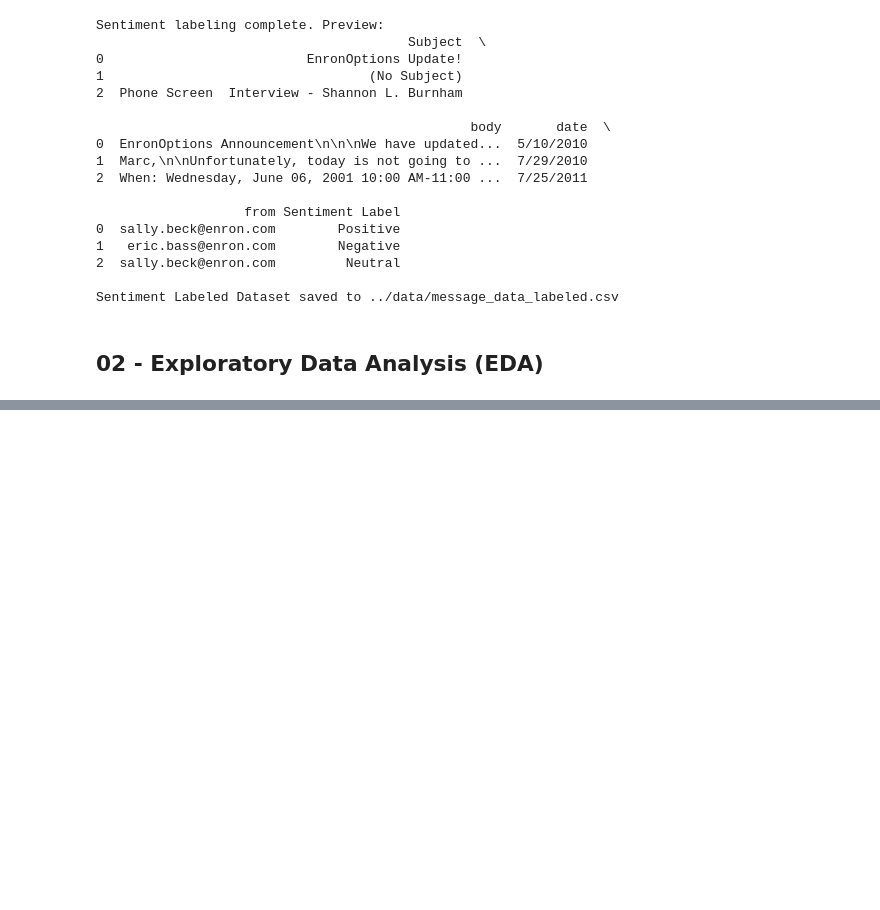
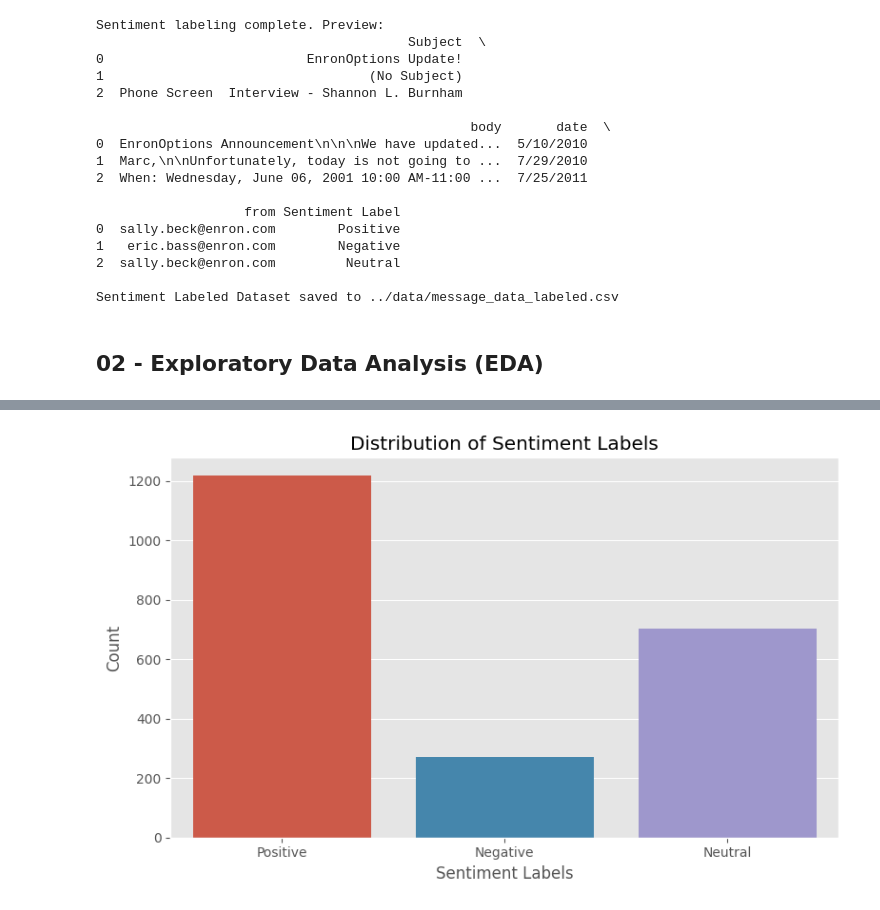
Before and after one commit to Suncho1208/emp_sentiment_project, a Jupyter notebook: notebooks/employee_sentiment_analysis.ipynb, the cells around one changed output, grey strips where cells are left out. Cells and saved outputs as stored; diff of their text form; code cells hidden in the pictures; blank space fills up the shorter version.

Commit message:
Task 2: Completed EDA and created three visualizations

```diff
--- a/notebooks/employee_sentiment_analysis.ipynb
+++ b/notebooks/employee_sentiment_analysis.ipynb
@@ -106,0 +147,14 @@ Sentiment Labeled Dataset saved to ../data/message_data_labeled.csv
+# %%
+# Analyze sentiment distribution
+plt.figure(figsize= (8,5))
+sns.countplot(x= "Sentiment Label", data= df, hue= "Sentiment Label")
+plt.title("Distribution of Sentiment Labels")
+plt.xlabel("Sentiment Labels")
+plt.ylabel("Count")
+plt.tight_layout()
+
+# Save figure
+plt.savefig("../visualizations/sentiment_label_distribution.png", dpi= 300)
+plt.show()
+# %% [output]
+[figure, added]
```
Also changed, not shown: parts of 7 cells of this notebook, 3 other files.
